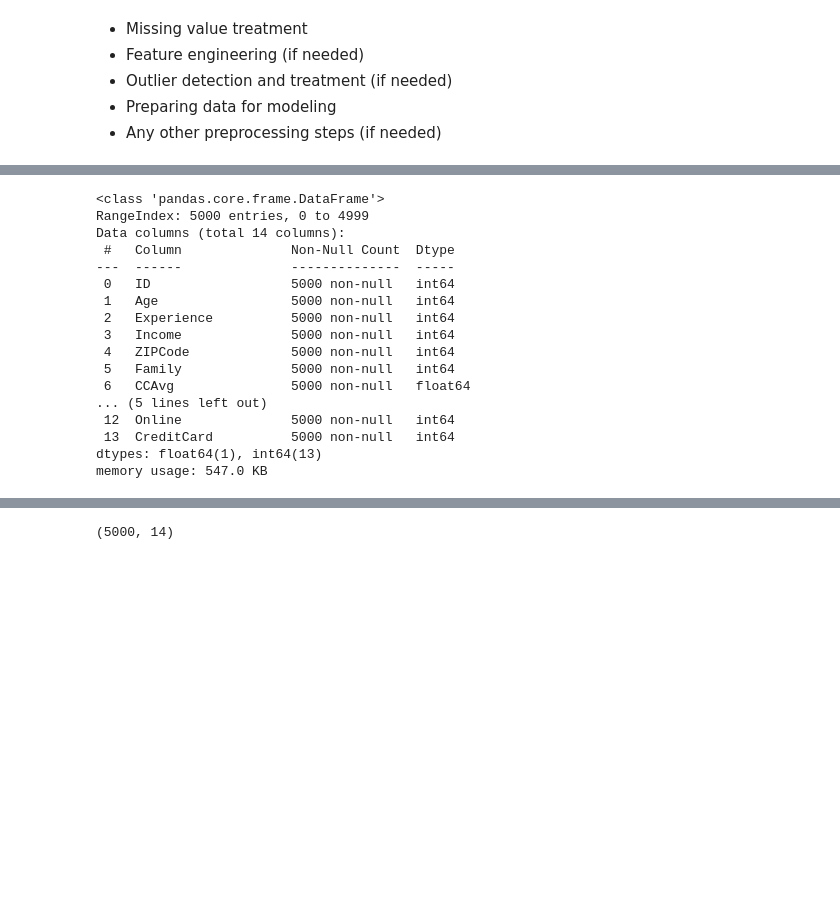
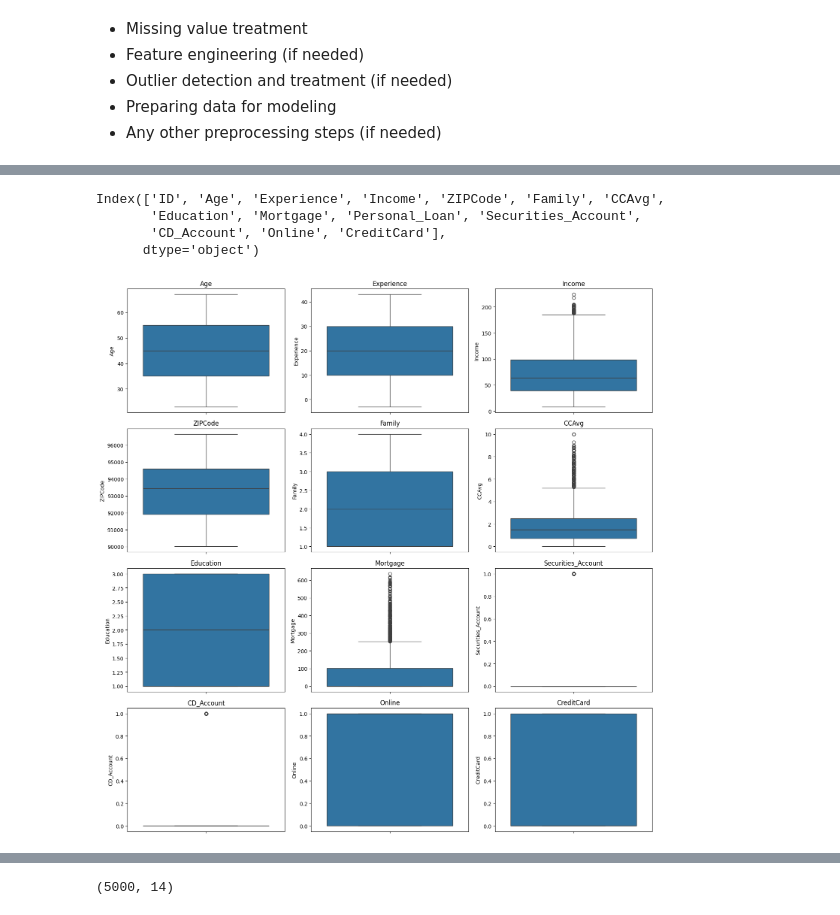
Before and after one commit to braju78/pythonFundamentals, a Jupyter notebook: ML-PROJECT - Loan Modeling/AIML_ML_Project_full_code_notebook.ipynb, the cells around one changed output, grey strips where cells are left out. Saved outputs shown, nothing was run; the diff lists cells and outputs as text; code cells hidden in the pictures; blank space fills up the shorter version.

```diff
--- a/ML-PROJECT - Loan Modeling/AIML_ML_Project_full_code_notebook.ipynb
+++ b/ML-PROJECT - Loan Modeling/AIML_ML_Project_full_code_notebook.ipynb
@@ -265,20 +293,34 @@ data.describe().T
 # %%
-data.info()
+data.columns
 # %% [output]
-<class 'pandas.core.frame.DataFrame'>
-RangeIndex: 5000 entries, 0 to 4999
-Data columns (total 14 columns):
- #   Column              Non-Null Count  Dtype
----  ------              --------------  -----
- 0   ID                  5000 non-null   int64
- 1   Age                 5000 non-null   int64
- 2   Experience          5000 non-null   int64
- 3   Income              5000 non-null   int64
- 4   ZIPCode             5000 non-null   int64
- 5   Family              5000 non-null   int64
- 6   CCAvg               5000 non-null   float64
-... (5 lines left out)
- 12  Online              5000 non-null   int64
- 13  CreditCard          5000 non-null   int64
-dtypes: float64(1), int64(13)
-memory usage: 547.0 KB
+Index(['ID', 'Age', 'Experience', 'Income', 'ZIPCode', 'Family', 'CCAvg',
+       'Education', 'Mortgage', 'Personal_Loan', 'Securities_Account',
+       'CD_Account', 'Online', 'CreditCard'],
+      dtype='object')
+# %%
+# prompt: create box plots for each column data in a 3 columned subplot
+
+import matplotlib.pyplot as plt
+
+# Create a figure with 3 columns of subplots
+fig, axes = plt.subplots(nrows=4, ncols=3, figsize=(15, 15))
+
+# Flatten the axes array for easier iteration
+axes = axes.flatten()
+cols = [ 'Age', 'Experience', 'Income', 'ZIPCode', 'Family', 'CCAvg',
+       'Education', 'Mortgage',  'Securities_Account',
+       'CD_Account', 'Online', 'CreditCard']
+
+# Iterate through the columns of the DataFrame and create a box plot for each
+for i, column in enumerate(cols):
+  sns.boxplot(y=data[column], ax=axes[i])
+  axes[i].set_title(column)
+
+# Remove any unused subplots
+for i in range(len(cols), len(axes)):
+  fig.delaxes(axes[i])
+
+plt.tight_layout()
+plt.show()
+# %% [output]
+[figure, added]
```
Also changed, not shown: parts of 10 cells of this notebook.
